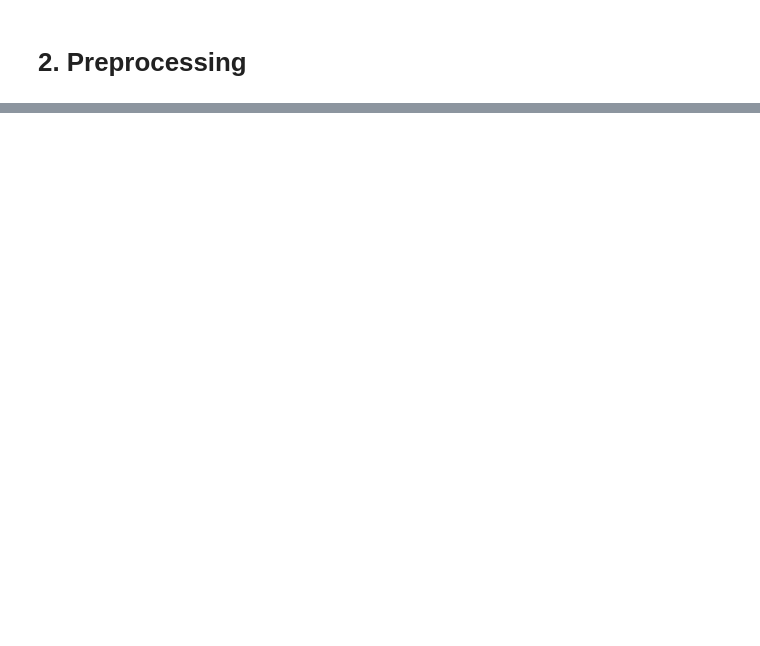
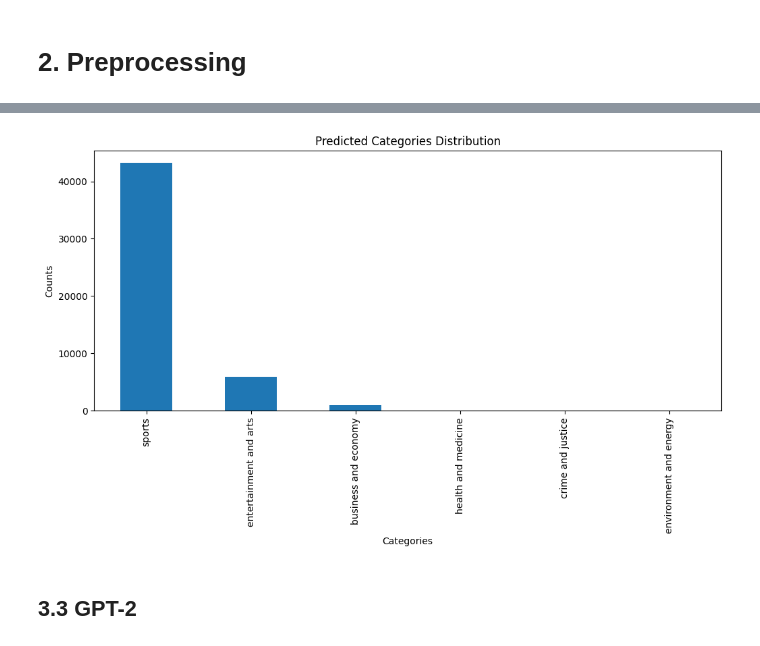
Before and after one commit to zoezhousy/Kaggle_A_Million_News_Headlines, a Jupyter notebook: Classification 1.ipynb, the cells around one changed output, grey strips where cells are left out. Cells and saved outputs as stored; diff of their text form; code cells hidden in the pictures; blank space fills up the shorter version.

```diff
--- a/Classification 1.ipynb
+++ b/Classification 1.ipynb
@@ -573,0 +448,17 @@ Training on cuda
+# %%
+batch_size = 100  # Adjust batch size based on your GPU memory
+headline_embeddings = []
+
+for i in range(0, len(preprocessed_headlines), batch_size):
+    batch_headlines = preprocessed_headlines[i:i+batch_size]
+    inputs_headlines = bart_tokenizer(batch_headlines.tolist(), return_tensors='pt', padding=True, truncation=True, max_length=512).to('cuda')
+    with torch.no_grad():
+        with torch.cuda.amp.autocast():
+            outputs_headlines = bart_model(**inputs_headlines)
+    batch_embeddings = outputs_headlines.encoder_last_hidden_state.mean(dim=1).cpu()
+    headline_embeddings.append(batch_embeddings)
+
+headline_embeddings = torch.cat(headline_embeddings)
+
+del inputs_headlines, outputs_headlines
+torch.cuda.empty_cache()
@@ -573,0 +480,6 @@ Training on cuda
+# %%
+model_results
+
+# statistics of BERT prediction
+data['BART'] = model_results['BART']
+data.head()
@@ -573,0 +504,13 @@ Training on cuda
+# %%
+# bar chart of predicted categories distribution
+plt.figure(figsize=(12, 5))
+plt.title('Predicted Categories Distribution')
+data['BART'].value_counts().plot(kind='bar')
+plt.xlabel('Categories')
+plt.ylabel('Counts')
+# plt.savefig('predicted_categories_distribution.png')
+plt.show()
+# %% [output]
+[figure, added]
+# %% [markdown]
+## 3.3 GPT-2
```
Also changed, not shown: parts of 55 cells of this notebook.
